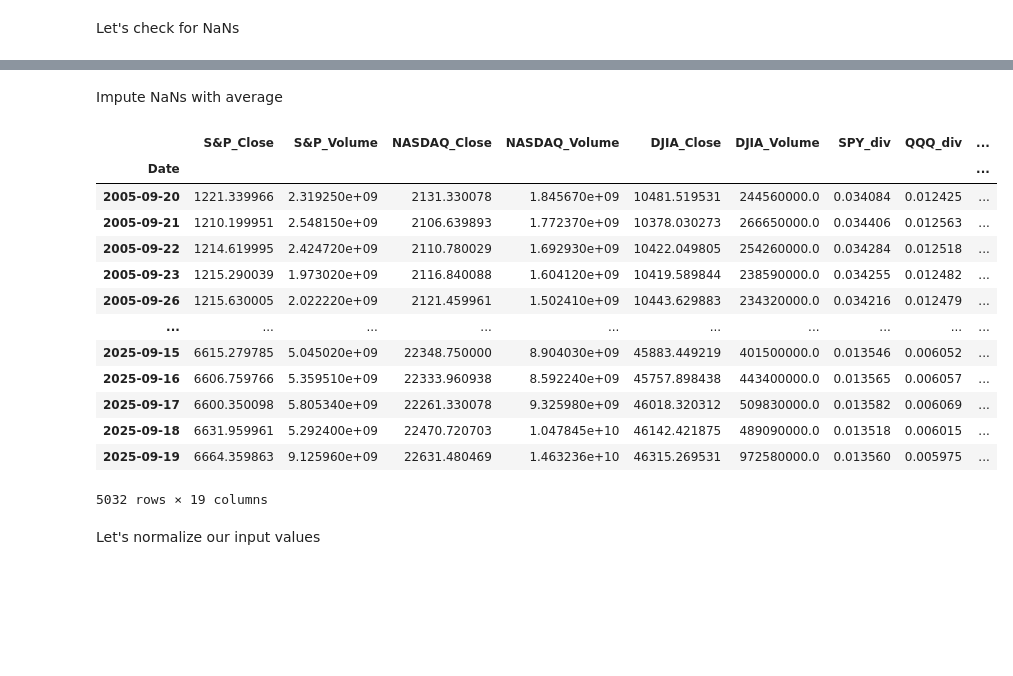
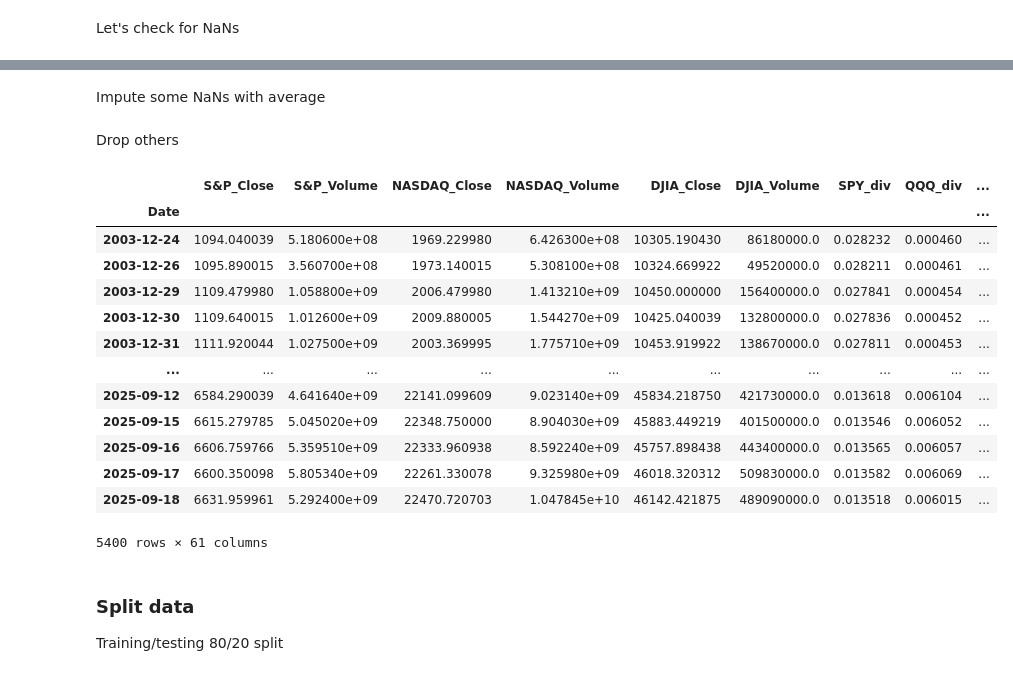
Before and after one commit to liamcampbell-png/CMEFuturesChallenge, a Jupyter notebook: CMEFuturesChallenge.ipynb, the cells around one changed output, grey strips where cells are left out. Cells and saved outputs as stored; diff of their text form; code cells hidden in the pictures; blank space fills up the shorter version.

```diff
--- a/CMEFuturesChallenge.ipynb
+++ b/CMEFuturesChallenge.ipynb
@@ -285,0 +288,3 @@ import numpy as np
+# %%
+def rolling_mean(data, window):
+    return data.rolling(window, min_periods=window).mean()
@@ -322,5 +400,5 @@ dtype: int64
 # %% [markdown]
-Impute NaNs with average
+Impute some NaNs with average
 # %%
 data['ten_yr'] = data['ten_yr'].fillna(data['ten_yr'].mean())
 data['three_m'] = data['three_m'].fillna(data['three_m'].mean())
@@ -329,22 +407,27 @@ data['BAMLC0A4CBBB'] = data['BAMLC0A4CBBB'].fillna(data['BAMLC0A4CBBB'].mean())
 data['S&P_ret'] = data['S&P_ret'].fillna(data['S&P_ret'].mean())
 data['NASDAQ_ret'] = data['NASDAQ_ret'].fillna(data['NASDAQ_ret'].mean())
 data['DJIA_ret'] = data['DJIA_ret'].fillna(data['DJIA_ret'].mean())
-# %%
-data
-# %% [output]
-|  | S&P_Close | S&P_Volume | NASDAQ_Close | NASDAQ_Volume | DJIA_Close | DJIA_Volume | SPY_div | QQQ_div | ... |
-| Date |  |  |  |  |  |  |  |  | ... |
-| 2005-09-20 | 1221.339966 | 2.319250e+09 | 2131.330078 | 1.845670e+09 | 10481.519531 | 244560000.0 | 0.034084 | 0.012425 | ... |
-| 2005-09-21 | 1210.199951 | 2.548150e+09 | 2106.639893 | 1.772370e+09 | 10378.030273 | 266650000.0 | 0.034406 | 0.012563 | ... |
-| 2005-09-22 | 1214.619995 | 2.424720e+09 | 2110.780029 | 1.692930e+09 | 10422.049805 | 254260000.0 | 0.034284 | 0.012518 | ... |
-| 2005-09-23 | 1215.290039 | 1.973020e+09 | 2116.840088 | 1.604120e+09 | 10419.589844 | 238590000.0 | 0.034255 | 0.012482 | ... |
-| 2005-09-26 | 1215.630005 | 2.022220e+09 | 2121.459961 | 1.502410e+09 | 10443.629883 | 234320000.0 | 0.034216 | 0.012479 | ... |
-| ... | ... | ... | ... | ... | ... | ... | ... | ... | ... |
-| 2025-09-15 | 6615.279785 | 5.045020e+09 | 22348.750000 | 8.904030e+09 | 45883.449219 | 401500000.0 | 0.013546 | 0.006052 | ... |
-| 2025-09-16 | 6606.759766 | 5.359510e+09 | 22333.960938 | 8.592240e+09 | 45757.898438 | 443400000.0 | 0.013565 | 0.006057 | ... |
-| 2025-09-17 | 6600.350098 | 5.805340e+09 | 22261.330078 | 9.325980e+09 | 46018.320312 | 509830000.0 | 0.013582 | 0.006069 | ... |
-| 2025-09-18 | 6631.959961 | 5.292400e+09 | 22470.720703 | 1.047845e+10 | 46142.421875 | 489090000.0 | 0.013518 | 0.006015 | ... |
-| 2025-09-19 | 6664.359863 | 9.125960e+09 | 22631.480469 | 1.463236e+10 | 46315.269531 | 972580000.0 | 0.013560 | 0.005975 | ... |
-5032 rows × 19 columns
-# %% [markdown]
-Let's normalize our input values
+# %% [markdown]
+Drop others
+# %%
+data = data.dropna()
+data
+# %% [output]
+|  | S&P_Close | S&P_Volume | NASDAQ_Close | NASDAQ_Volume | DJIA_Close | DJIA_Volume | SPY_div | QQQ_div | ... |
+| Date |  |  |  |  |  |  |  |  | ... |
+| 2003-12-24 | 1094.040039 | 5.180600e+08 | 1969.229980 | 6.426300e+08 | 10305.190430 | 86180000.0 | 0.028232 | 0.000460 | ... |
+| 2003-12-26 | 1095.890015 | 3.560700e+08 | 1973.140015 | 5.308100e+08 | 10324.669922 | 49520000.0 | 0.028211 | 0.000461 | ... |
+| 2003-12-29 | 1109.479980 | 1.058800e+09 | 2006.479980 | 1.413210e+09 | 10450.000000 | 156400000.0 | 0.027841 | 0.000454 | ... |
+| 2003-12-30 | 1109.640015 | 1.012600e+09 | 2009.880005 | 1.544270e+09 | 10425.040039 | 132800000.0 | 0.027836 | 0.000452 | ... |
+| 2003-12-31 | 1111.920044 | 1.027500e+09 | 2003.369995 | 1.775710e+09 | 10453.919922 | 138670000.0 | 0.027811 | 0.000453 | ... |
+| ... | ... | ... | ... | ... | ... | ... | ... | ... | ... |
+| 2025-09-12 | 6584.290039 | 4.641640e+09 | 22141.099609 | 9.023140e+09 | 45834.218750 | 421730000.0 | 0.013618 | 0.006104 | ... |
+| 2025-09-15 | 6615.279785 | 5.045020e+09 | 22348.750000 | 8.904030e+09 | 45883.449219 | 401500000.0 | 0.013546 | 0.006052 | ... |
+| 2025-09-16 | 6606.759766 | 5.359510e+09 | 22333.960938 | 8.592240e+09 | 45757.898438 | 443400000.0 | 0.013565 | 0.006057 | ... |
+| 2025-09-17 | 6600.350098 | 5.805340e+09 | 22261.330078 | 9.325980e+09 | 46018.320312 | 509830000.0 | 0.013582 | 0.006069 | ... |
+| 2025-09-18 | 6631.959961 | 5.292400e+09 | 22470.720703 | 1.047845e+10 | 46142.421875 | 489090000.0 | 0.013518 | 0.006015 | ... |
+5400 rows × 61 columns
+# %% [markdown]
+### Split data
+
+Training/testing 80/20 split
```
Also changed, not shown: parts of 31 cells of this notebook.
